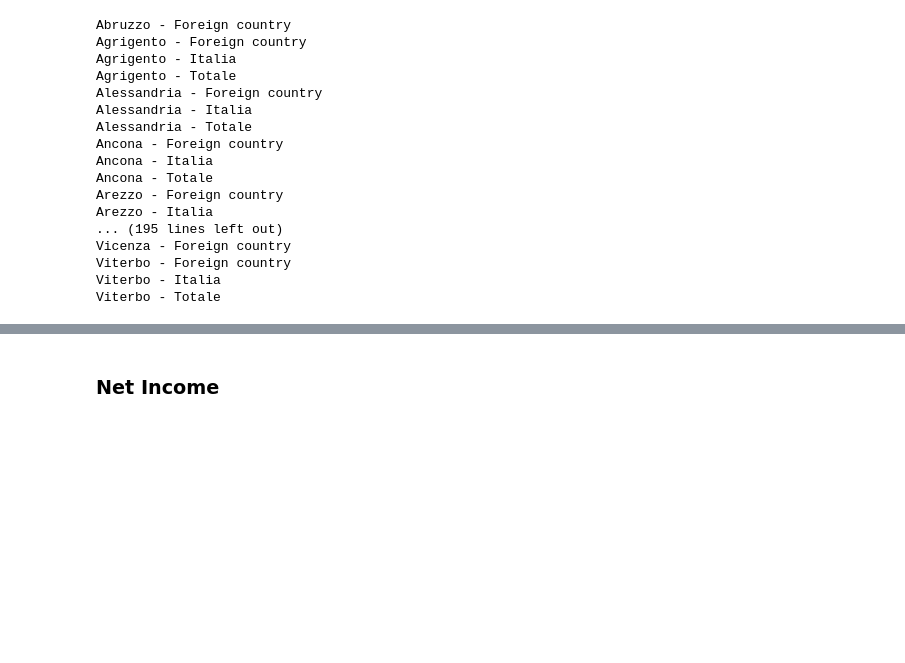
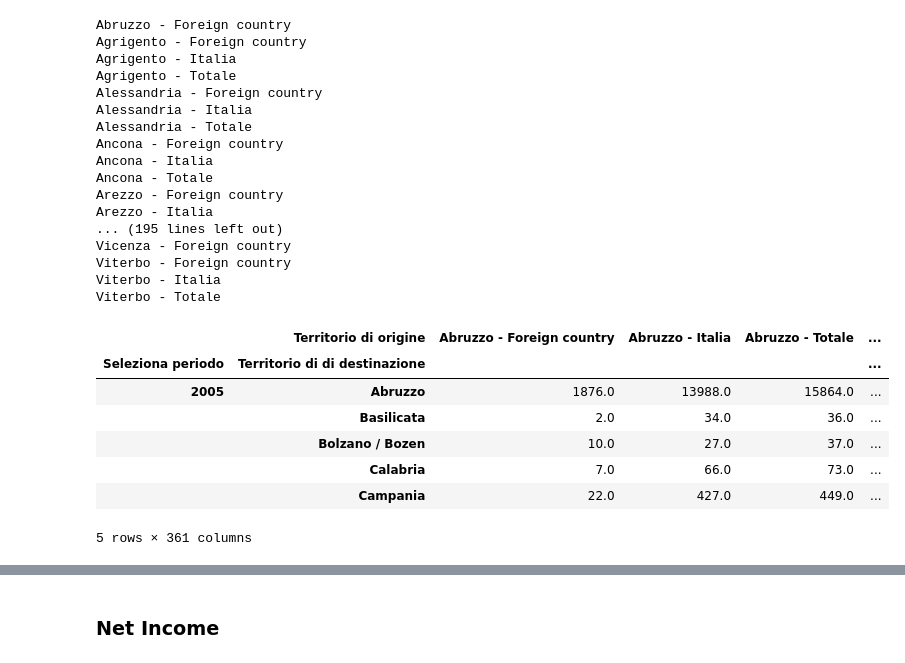
Before and after one commit to SaraR-1/Immigration-Models, a Jupyter notebook: Build dataset - Provinces.ipynb, the cells around one changed output, grey strips where cells are left out. Cells and saved outputs as stored; diff of their text form; code cells hidden in the pictures; blank space fills up the shorter version.

```diff
--- a/Build dataset - Provinces.ipynb
+++ b/Build dataset - Provinces.ipynb
@@ -811,6 +812,17 @@ Vicenza - Foreign country
 Viterbo - Foreign country
 Viterbo - Italia
 Viterbo - Totale
+# %%
+internal_migration.head()
+# %% [output]
+|  | Territorio di origine | Abruzzo - Foreign country | Abruzzo - Italia | Abruzzo - Totale | ... |
+| Seleziona periodo | Territorio di di destinazione |  |  |  | ... |
+| 2005 | Abruzzo | 1876.0 | 13988.0 | 15864.0 | ... |
+|  | Basilicata | 2.0 | 34.0 | 36.0 | ... |
+|  | Bolzano / Bozen | 10.0 | 27.0 | 37.0 | ... |
+|  | Calabria | 7.0 | 66.0 | 73.0 | ... |
+|  | Campania | 22.0 | 427.0 | 449.0 | ... |
+5 rows × 361 columns
 # %%
 aggregate_level_col = [i for i in internal_migration.columns if i.split(" - ")[0] == "Italia"]
 internal_migration = internal_migration[aggregate_level_col]
```
Also changed, not shown: parts of 12 cells of this notebook, 23 other files.
